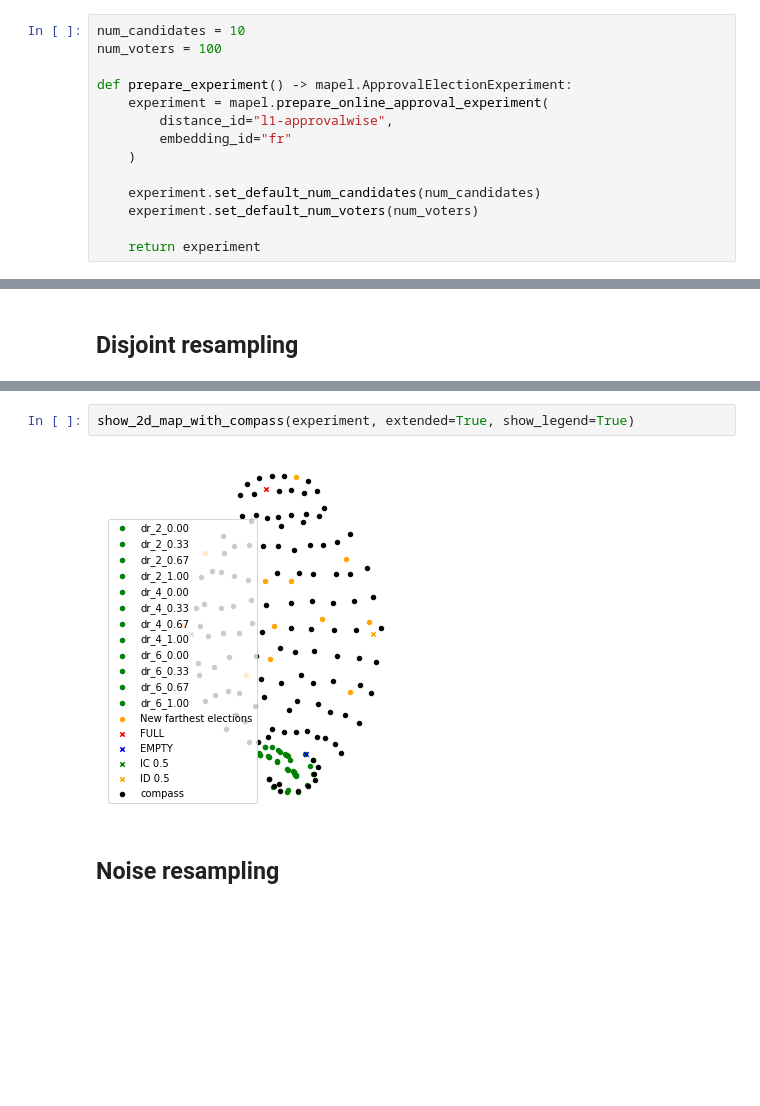
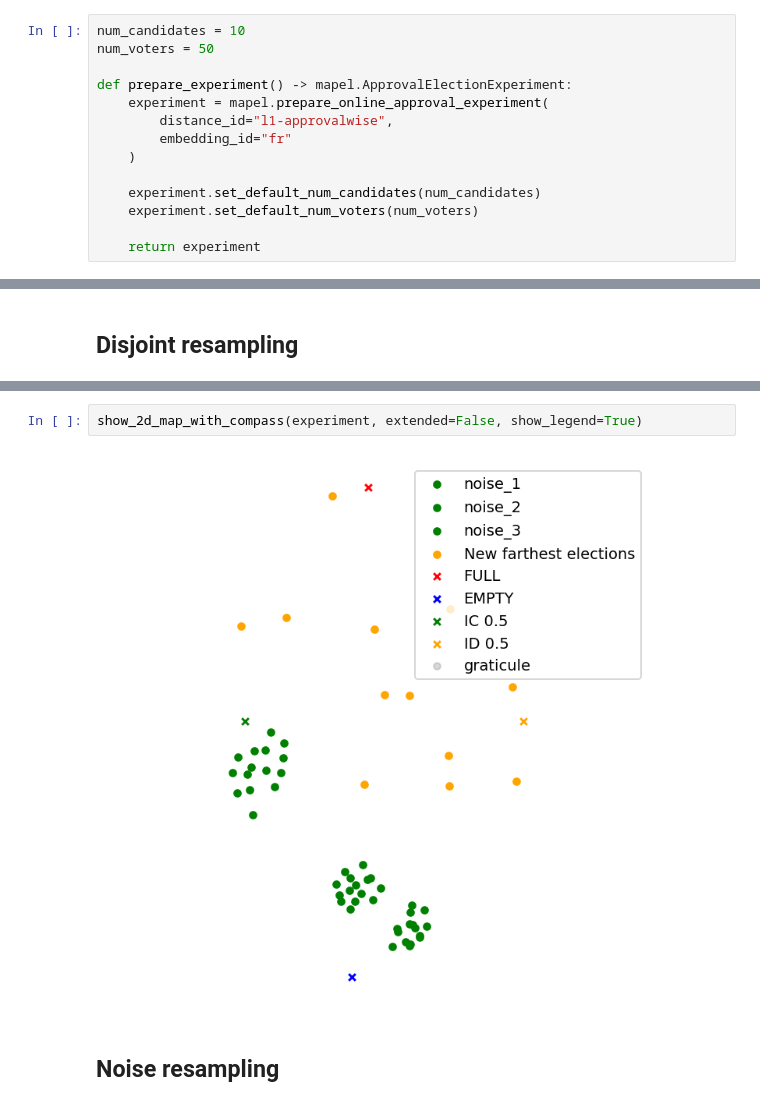
Before and after one commit to Janix4000/holes-in-elections, a Jupyter notebook: approval_l1/map-experiments.ipynb, the cells around one changed output, grey strips where cells are left out. Drawn from its saved outputs; the diff is of its cells as text; blank space fills up the shorter version.

```diff
--- a/approval_l1/map-experiments.ipynb
+++ b/approval_l1/map-experiments.ipynb
@@ -140,7 +195,7 @@ def plot_report(report: pd.DataFrame):
 # Approval online experiments
 # %%
 num_candidates = 10
-num_voters = 100
+num_voters = 50
 
 def prepare_experiment() -> mapel.ApprovalElectionExperiment:
     experiment = mapel.prepare_online_approval_experiment(
@@ -184,7 +240,7 @@ plot_report(report)
 # %%
-show_2d_map_with_compass(experiment, extended=True, show_legend=True)
+show_2d_map_with_compass(experiment, extended=False, show_legend=True)
 # %% [output]
-[figure, old version]
+[figure, new version]
 # %% [markdown]
 ## Noise resampling
 # %%
```
Also changed, not shown: parts of 10 cells of this notebook.
